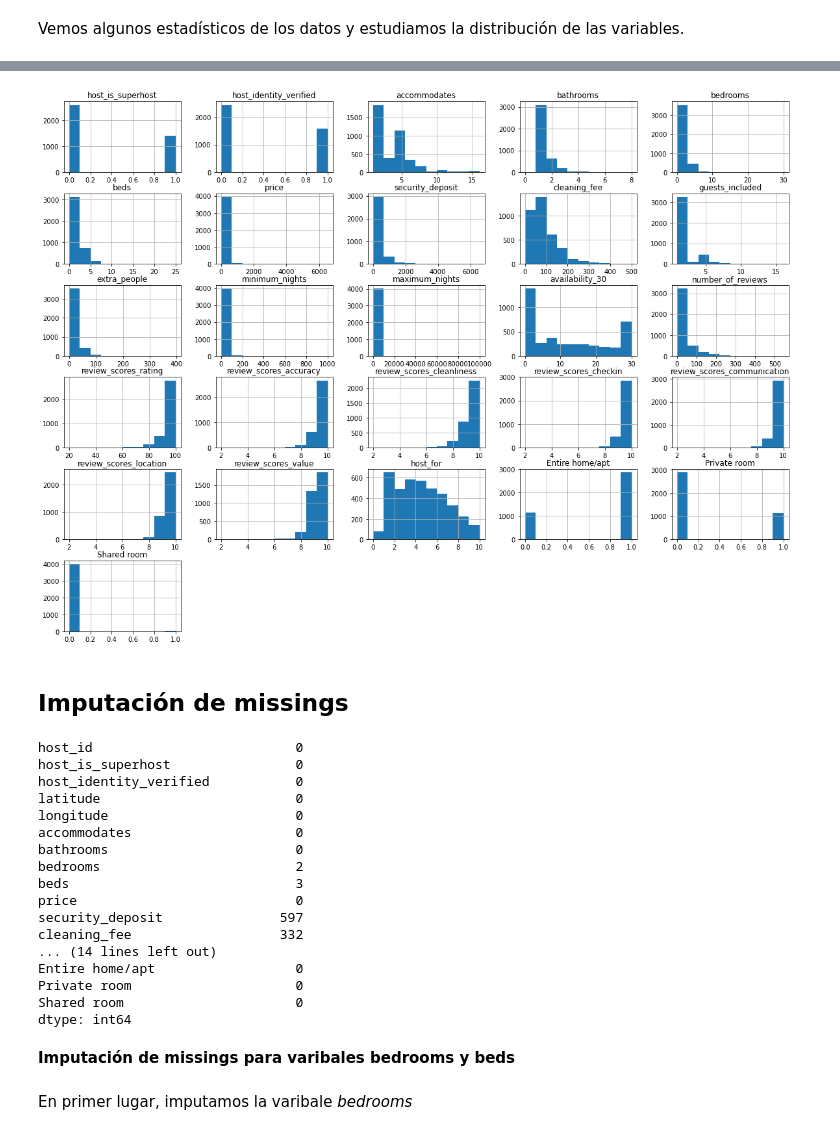
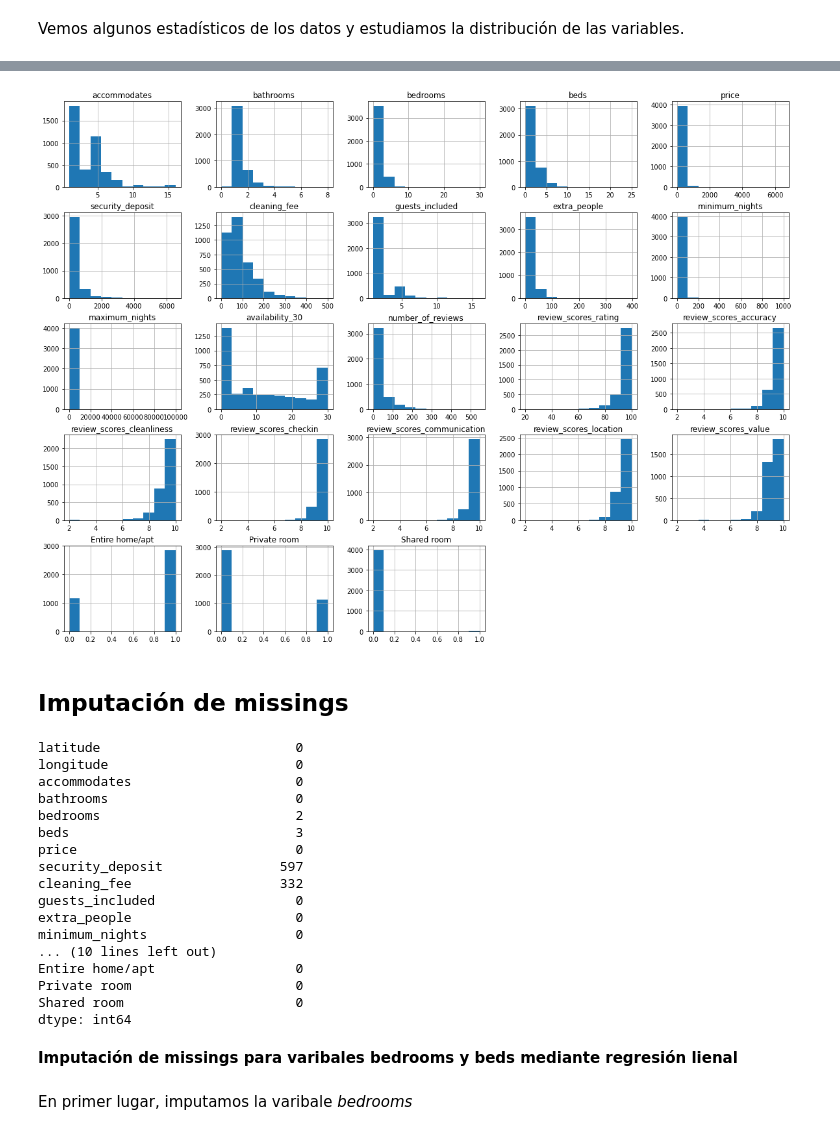
Before and after one commit to sofiamacein/Airbnb_Proyecto, a Jupyter notebook: Airbnb_Sofia.ipynb, the cells around one changed output, grey strips where cells are left out. Saved outputs shown, nothing was run; the diff lists cells and outputs as text; code cells hidden in the pictures.

```diff
--- a/Airbnb_Sofia.ipynb
+++ b/Airbnb_Sofia.ipynb
@@ -110,5 +128,6 @@ Selección de variables para el modelo:
 # %%
-cols = [1,3,5,6,7,8,10,11,12,13,15,16,17,18,19,20,21,22,23,24,25,29,35,36,38,39,46,47,48,49,50,51,52,53,55,56,57,58,
+# Dataframe para el estudio
+cols = [1,2,3,4,5,6,7,8,9,10,11,12,13,14,15,16,17,18,19,20,21,22,23,24,25,29,35,36,38,39,46,47,48,49,50,51,52,53,55,56,57,58,
         60,61,62,70,71,72,73,74,75,76,77,78,79,80,81]
 
 # Eliminamos las variables
@@ -148,10 +185,6 @@ Realizamos algunas modificaciones sobre las varibles:
 # %%
 # Nos quedamos solo con el año de host_since
-df['host_since'] = pd.to_datetime(df['host_since'], errors='coerce')
-df['host_since'] = df['host_since'].dt.year
-df['host_for'] = 2019 - df['host_since'].values
-df.drop(['host_since'], axis = 1, inplace = True)
+df_host['host_since'] = pd.to_datetime(df_host['host_since'], errors='coerce')
+df_host['host_since'] = df_host['host_since'].dt.year
+df_host['host_for'] = 2019 - df_host['host_since'].values
+df_host.drop(['host_since'], axis = 1, inplace = True)
-# %%
-# Pasamos host_is_superhost y host_identity_verified a binario 1:t 0:f
-df['host_is_superhost'] = np.where(df['host_is_superhost'] == "t", 1,0)
-df['host_identity_verified'] = np.where(df['host_identity_verified'] == "t", 1,0)
@@ -213,18 +276,15 @@ df.drop(columns=['host_id', 'latitude', 'longitude']).iloc[:,13:].describe()
 # %%
 # Histograma de las variables
-df.drop(columns=['host_id', 'latitude', 'longitude']).hist(figsize=(20,15))
+df.drop(columns=['latitude', 'longitude']).hist(figsize=(20,15))
 plt.show()
 # %% [output]
-[figure, old version]
+[figure, new version]
 # %% [markdown]
 ## Imputación de missings
 # %%
 # Valores missing
 df.isnull().sum()
 # %% [output]
-host_id                          0
-host_is_superhost                0
-host_identity_verified           0
 latitude                         0
 longitude                        0
 accommodates                     0
@@ -234,13 +294,16 @@ beds                             3
 price                            0
 security_deposit               597
 cleaning_fee                   332
-... (14 lines left out)
+guests_included                  0
+extra_people                     0
+minimum_nights                   0
+... (10 lines left out)
 Entire home/apt                  0
 Private room                     0
 Shared room                      0
 dtype: int64
 # %% [markdown]
-**Imputación de missings para varibales bedrooms y beds**
+**Imputación de missings para varibales bedrooms y beds mediante regresión lienal**
 # %%
 # Librerias
 from sklearn.linear_model import LinearRegression
```
Also changed, not shown: parts of 38 cells of this notebook.
